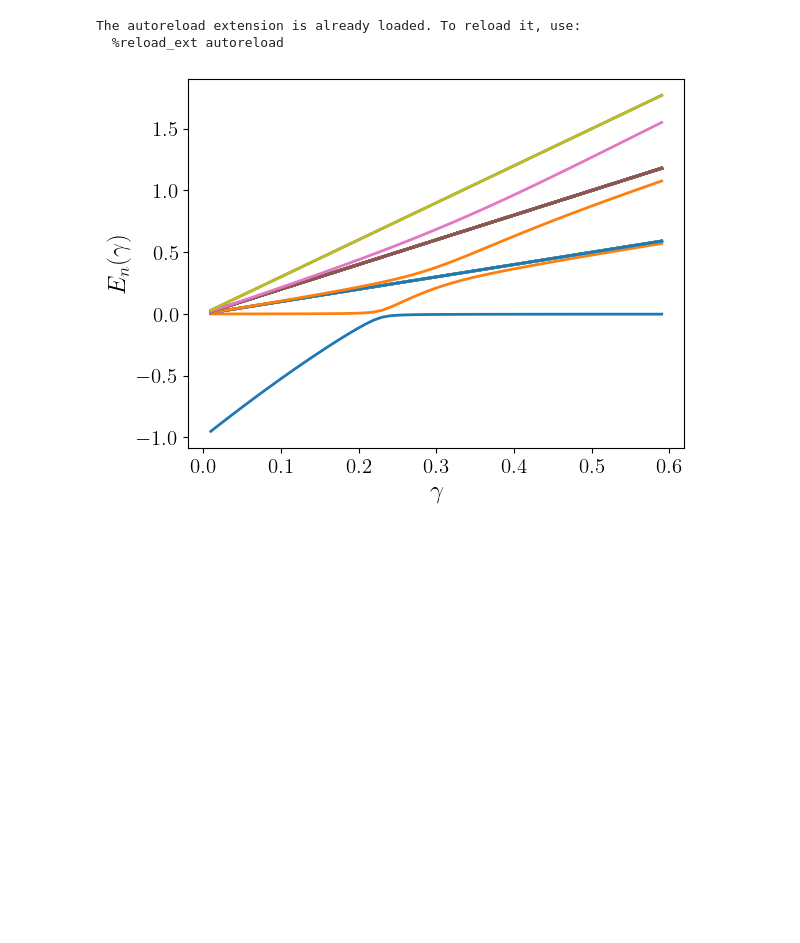
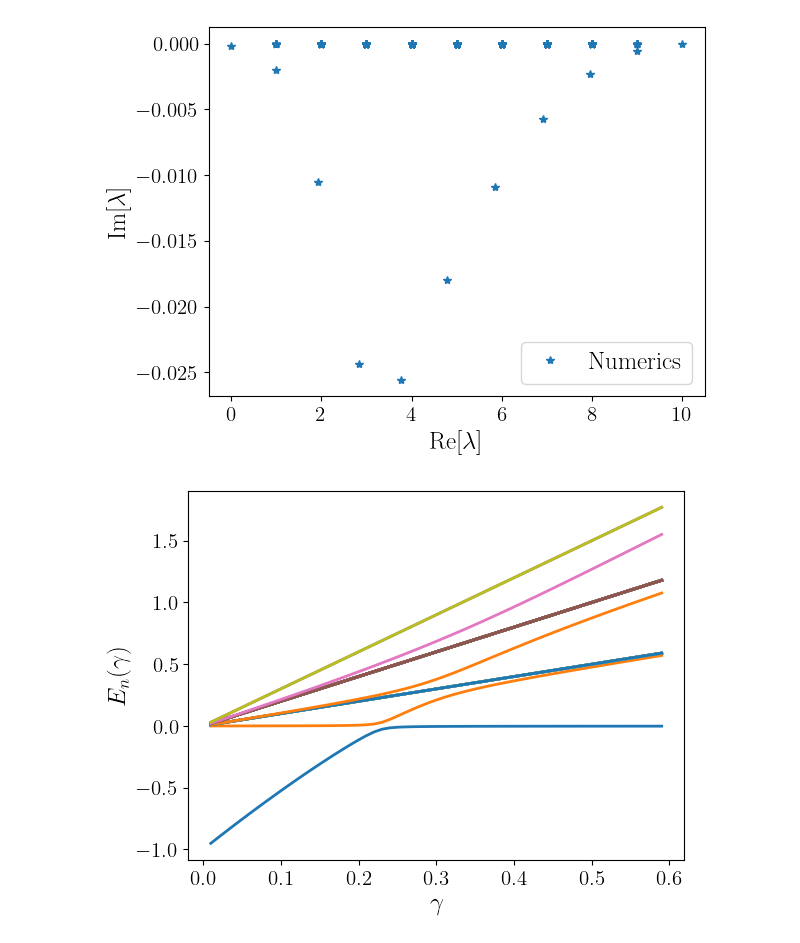
Before and after one commit to sayanr5834/non-Hermitian_QS, a Jupyter notebook: NH_hypercube.ipynb, the cells around one changed output. Cells and saved outputs as stored; diff of their text form; code cells hidden in the pictures; blank space fills up the shorter version.

```diff
--- a/NH_hypercube.ipynb
+++ b/NH_hypercube.ipynb
@@ -6,9 +6,9 @@ from scipy import linalg as ls
 from tqdm import tqdm
 from scipy.signal import find_peaks
 import networkx as nx
+import source_file as sf
 import importlib
-import source_file as sf
-importlib.reload(source_file)
+importlib.reload(sf)
 
 import matplotlib as mpl
 mpl.rc('font', size=18)
@@ -25,28 +25,35 @@ mpl.rc('ytick',labelsize =15)
 
 plt.rc('text', usetex=True)
 plt.rc('font', family='serif')
-# %% [output]
-The autoreload extension is already loaded. To reload it, use:
-  %reload_ext autoreload
 # %%
 '''Plotting all the eigenvalues of a hypercube as a function of gamma'''
 
 #parameters
 dim = 10
-gamma =  np.arange(0.01,0.6,0.01)
+gamma = 1
 w  = 0
-kappa = 0
+kappa = 0.1
 
-eigval = np.zeros((len(gamma), 2**dim))
+eigval = np.zeros(2**dim)
 
-for i in range(len(gamma)):
+#for i in range(len(gamma)):
 
-    #Hamiltonian matrix
-    H = sf.hypercube_hamiltonian_networkx(dim,gamma[i],w,kappa)
+#Hamiltonian matrix
+H = sf.hypercube_hamiltonian_networkx(dim,gamma,w,kappa)
 
-    #get the eigenvalue and right eigenstates
-    eig_val,_ = np.linalg.eigh(H)
-    eigval[i] = np.sort(eig_val)
+#get the eigenvalue and right eigenstates"
+eig_val,_ = np.linalg.eig(H)
+# %%
+plt.plot(np.real(eig_val),np.imag(eig_val),'*',label = 'Numerics')
+
+plt.legend(frameon = True)
+
+plt.xlabel(r'Re$[\lambda]$')
+plt.ylabel(r'Im$[\lambda]$')
+
+plt.show()
+# %% [output]
+[figure, added]
 # %%
 for i in range(len(gamma)):
     plt.plot(gamma,eigval[:,i])
```
Also changed, not shown: parts of 4 cells of this notebook.
